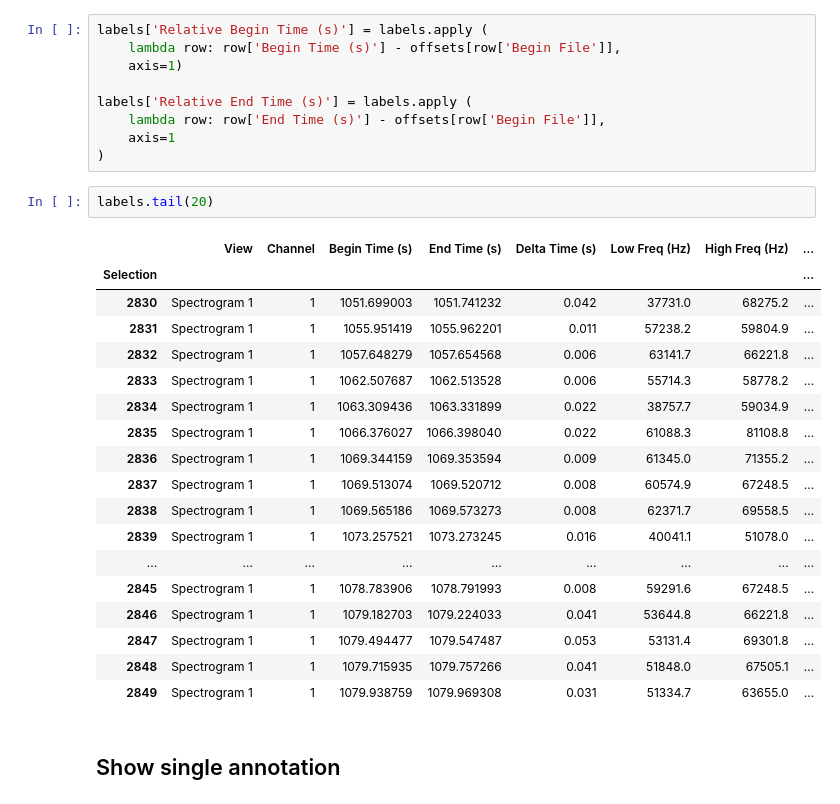
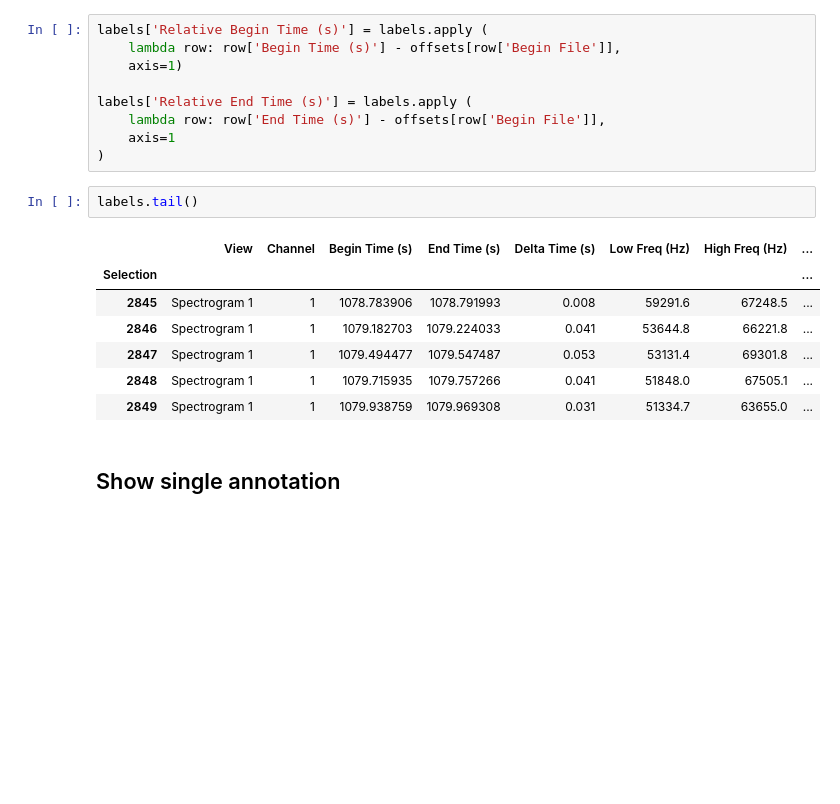
Before and after one commit to pkubiak/happy-szczurki, a Jupyter notebook: Generate Datasets.ipynb, the cells around one changed output. Drawn from its saved outputs; the diff is of its cells as text; blank space fills up the shorter version.

```diff
--- a/Generate Datasets.ipynb
+++ b/Generate Datasets.ipynb
@@ -80,21 +86,10 @@ labels['Relative End Time (s)'] = labels.apply (
     axis=1
 )
 # %%
-labels.tail(20)
+labels.tail()
 # %% [output]
 |  | View | Channel | Begin Time (s) | End Time (s) | Delta Time (s) | Low Freq (Hz) | High Freq (Hz) | ... |
 | Selection |  |  |  |  |  |  |  | ... |
-| 2830 | Spectrogram 1 | 1 | 1051.699003 | 1051.741232 | 0.042 | 37731.0 | 68275.2 | ... |
-| 2831 | Spectrogram 1 | 1 | 1055.951419 | 1055.962201 | 0.011 | 57238.2 | 59804.9 | ... |
-| 2832 | Spectrogram 1 | 1 | 1057.648279 | 1057.654568 | 0.006 | 63141.7 | 66221.8 | ... |
-| 2833 | Spectrogram 1 | 1 | 1062.507687 | 1062.513528 | 0.006 | 55714.3 | 58778.2 | ... |
-| 2834 | Spectrogram 1 | 1 | 1063.309436 | 1063.331899 | 0.022 | 38757.7 | 59034.9 | ... |
-| 2835 | Spectrogram 1 | 1 | 1066.376027 | 1066.398040 | 0.022 | 61088.3 | 81108.8 | ... |
-| 2836 | Spectrogram 1 | 1 | 1069.344159 | 1069.353594 | 0.009 | 61345.0 | 71355.2 | ... |
-| 2837 | Spectrogram 1 | 1 | 1069.513074 | 1069.520712 | 0.008 | 60574.9 | 67248.5 | ... |
-| 2838 | Spectrogram 1 | 1 | 1069.565186 | 1069.573273 | 0.008 | 62371.7 | 69558.5 | ... |
-| 2839 | Spectrogram 1 | 1 | 1073.257521 | 1073.273245 | 0.016 | 40041.1 | 51078.0 | ... |
-| ... | ... | ... | ... | ... | ... | ... | ... | ... |
 | 2845 | Spectrogram 1 | 1 | 1078.783906 | 1078.791993 | 0.008 | 59291.6 | 67248.5 | ... |
 | 2846 | Spectrogram 1 | 1 | 1079.182703 | 1079.224033 | 0.041 | 53644.8 | 66221.8 | ... |
 | 2847 | Spectrogram 1 | 1 | 1079.494477 | 1079.547487 | 0.053 | 53131.4 | 69301.8 | ... |
```
Also changed, not shown: parts of 16 cells of this notebook.
